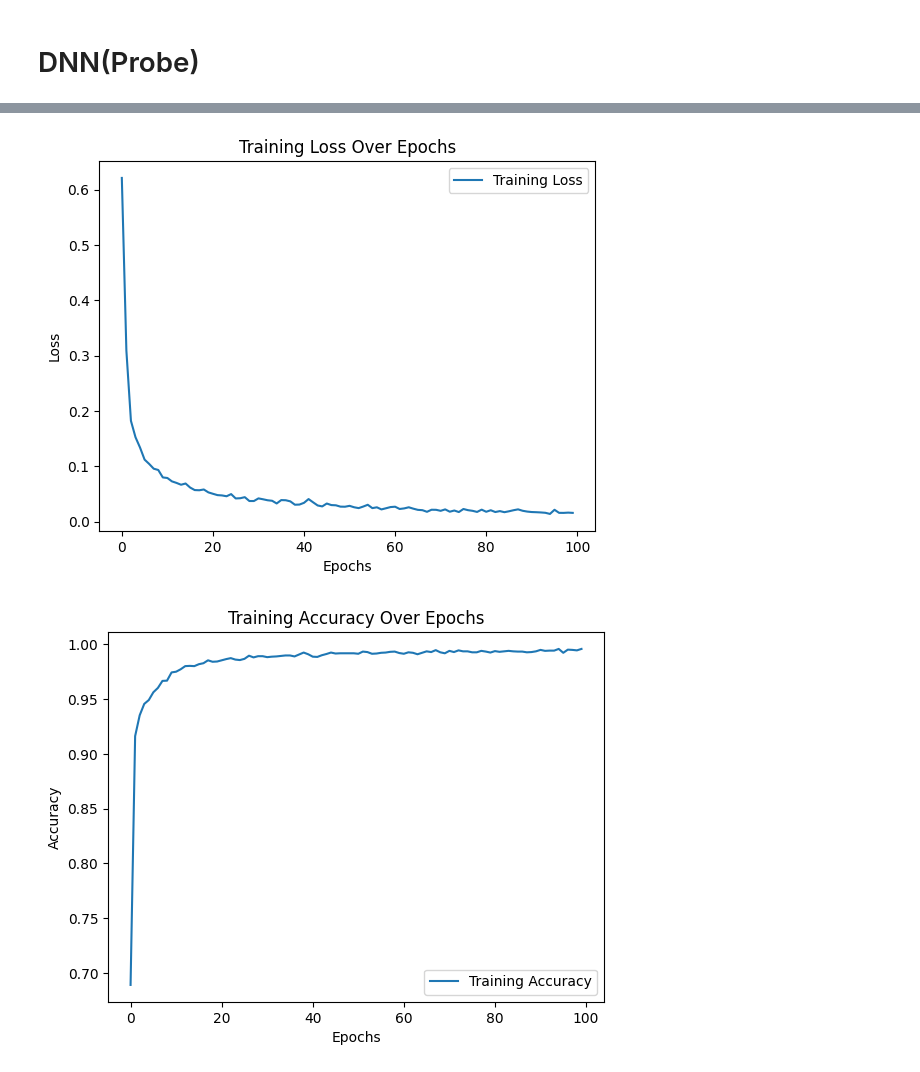
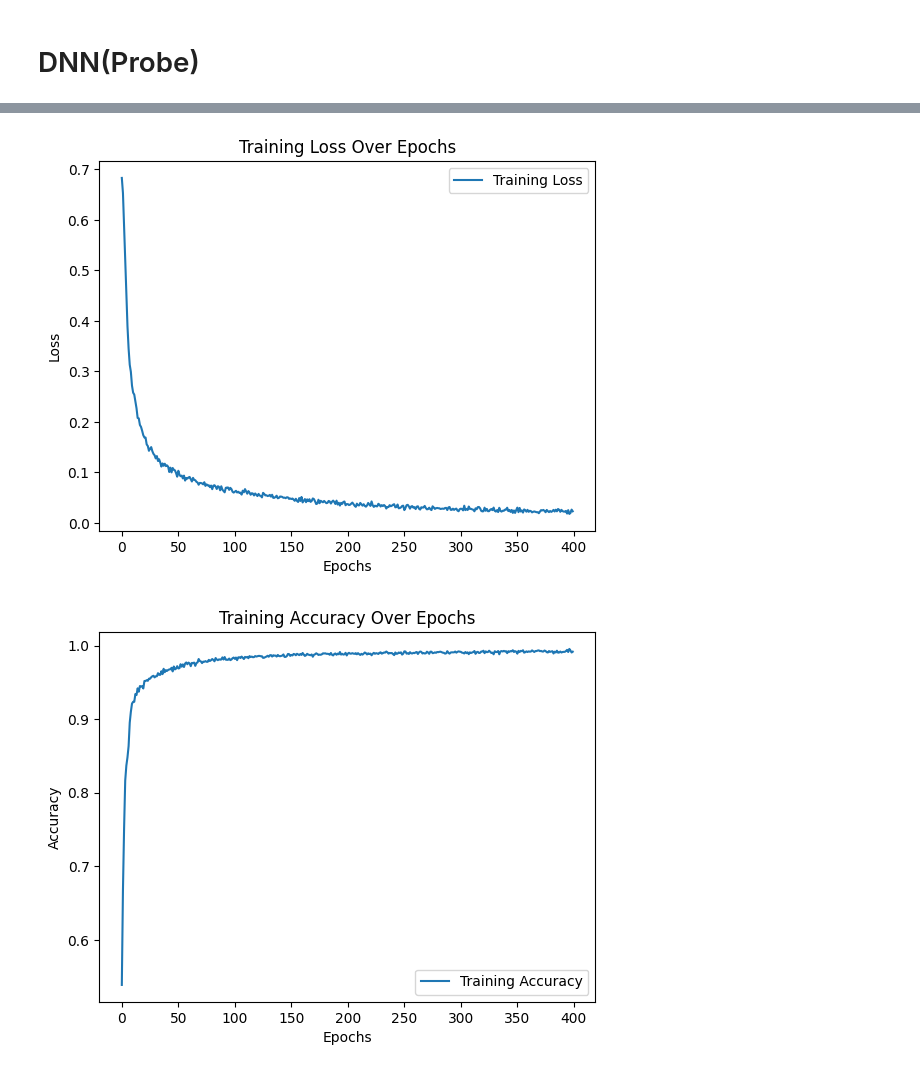
Before and after one commit to lee191/LSTM, a Jupyter notebook: DNN_MODEL.ipynb, the cells around one changed output, grey strips where cells are left out. Saved outputs shown, nothing was run; the diff lists cells and outputs as text; code cells hidden in the pictures.

```diff
--- a/DNN_MODEL.ipynb
+++ b/DNN_MODEL.ipynb
@@ -487,6 +492,7 @@ from sklearn.ensemble import RandomForestClassifier
 from sklearn.metrics import confusion_matrix
 import seaborn as sns
 import matplotlib.pyplot as plt
+from keras.callbacks import EarlyStopping, ModelCheckpoint
 
 # 소수점 9자리까지 표시
 pd.options.display.float_format = '{:.9f}'.format
@@ -526,24 +532,31 @@ y_test = y_test.values
 # DNN 모델 생성
 model = Sequential()
 model.add(Dense(64, activation='relu', input_dim=22))
-model.add(Dropout(0.1))
+model.add(Dropout(0.3))  # 조정
 model.add(Dense(32, activation='relu'))
-model.add(Dropout(0.1))
+model.add(Dropout(0.3))  # 조정
 model.add(Dense(16, activation='relu'))
-model.add(Dropout(0.1))
+model.add(Dropout(0.3))  # 조정
 model.add(Dense(8, activation='relu'))
-model.add(Dropout(0.1))
+model.add(Dropout(0.3))  # 조정
 model.add(Dense(4, activation='relu'))
 model.add(Dense(1, activation='sigmoid'))
 
 # 모델 컴파일
-model.compile(loss='binary_crossentropy', optimizer=Adam(), metrics=['accuracy'])
+model.compile(loss='binary_crossentropy', optimizer=Adam(learning_rate=0.0002), metrics=['accuracy'])
 
 # 모델 구조 확인
 model.summary()
 
+# # EarlyStopping 콜백 설정
+# early_stopping = EarlyStopping(monitor='val_loss', patience=10, restore_best_weights=True)
+
+# # ModelCheckpoint 콜백 설정
+# model_checkpoint = ModelCheckpoint('/content/drive/MyDrive/DNN_Model/DNN_probe_best.h5', save_best_only=True)
+
 # 모델 훈련
-mod = model.fit(X_train, y_train, epochs=100, batch_size=64, validation_data=(X_test, y_test))
+mod = model.fit(X_train, y_train, epochs=400, batch_size=64, validation_data=(X_test, y_test))
+
 
 # 테스트셋 평가
 scores = model.evaluate(X_test, y_test)
@@ -603,2 +616,2 @@ Epoch 100/100
-[figure, old version]
+[figure, new version]
-[figure, old version]
+[figure, new version]
```
Also changed, not shown: parts of 12 cells of this notebook.
